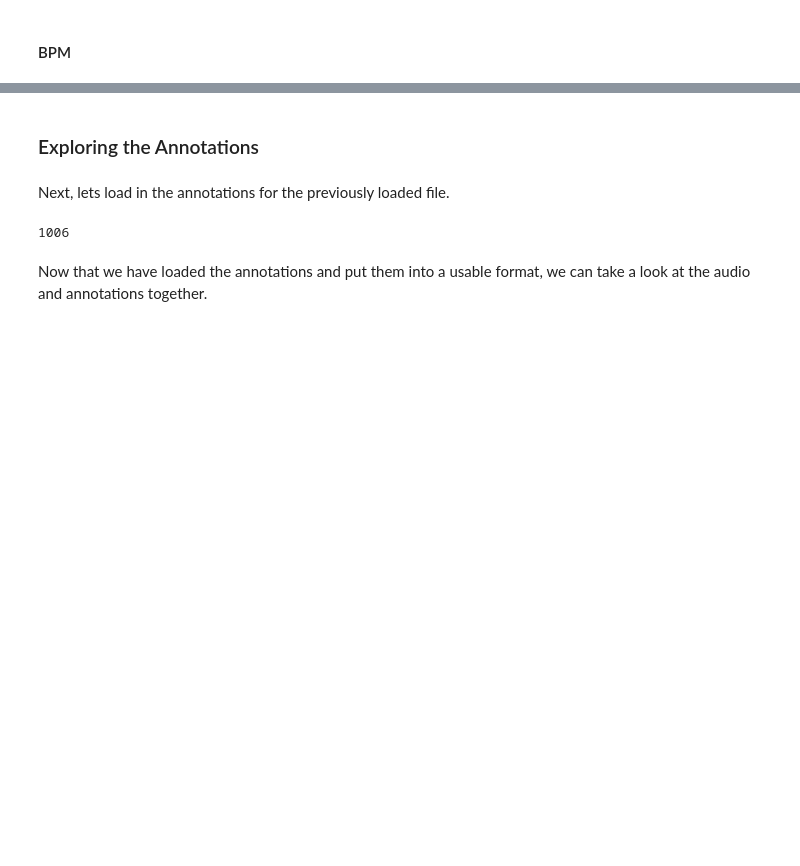
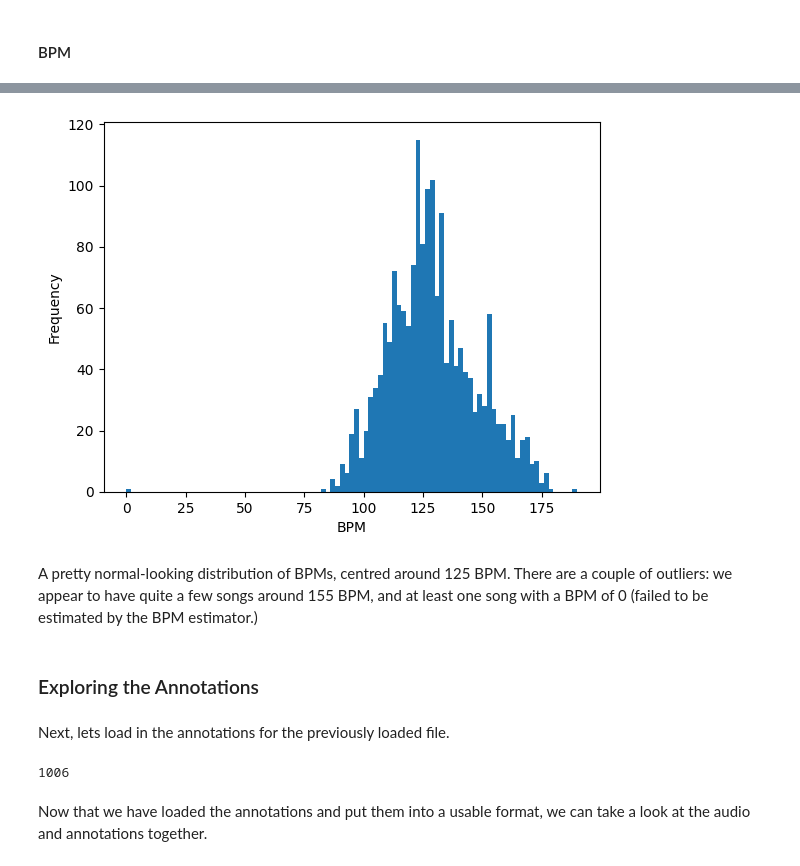
Before and after one commit to hnsyprst/drum-onset-detection, a Jupyter notebook: drum_onset_detection/notebooks/eda_ADTOF.ipynb, the cells around one changed output, grey strips where cells are left out. Cells and saved outputs as stored; diff of their text form; code cells hidden in the pictures; blank space fills up the shorter version.

```diff
--- a/drum_onset_detection/notebooks/eda_ADTOF.ipynb
+++ b/drum_onset_detection/notebooks/eda_ADTOF.ipynb
@@ -69,3 +99,17 @@ tempo = aubio.tempo("default", )
+# %%
+# Read BPMs previously written to a file using scripts/get_bpms.py
+bpms_csv = pd.read_csv(DATASET_PATH / 'audio/bpms.csv', names=['path', 'bpm'])
+# Round all BPMs to 0 decimal places
+bpms_csv['bpm'] = bpms_csv['bpm'].round(0)
+# Plot a histogram for our BPMs with a bin count equal to the number of unique BPMs
+num_bpms = len(bpms_csv['bpm'].unique())
+ax = bpms_csv['bpm'].plot.hist(bins=num_bpms)
+ax.set_xlabel('BPM')
+plt.show()
+# %% [output]
+[figure, added]
+# %% [markdown]
+A pretty normal-looking distribution of BPMs, centred around 125 BPM. There are a couple of outliers: we appear to have quite a few songs around 155 BPM, and at least one song with a BPM of 0 (failed to be estimated by the BPM estimator.)
 # %% [markdown]
 ### Exploring the Annotations
 # %% [markdown]
```
Also changed, not shown: parts of 6 cells of this notebook, 8 other files.
